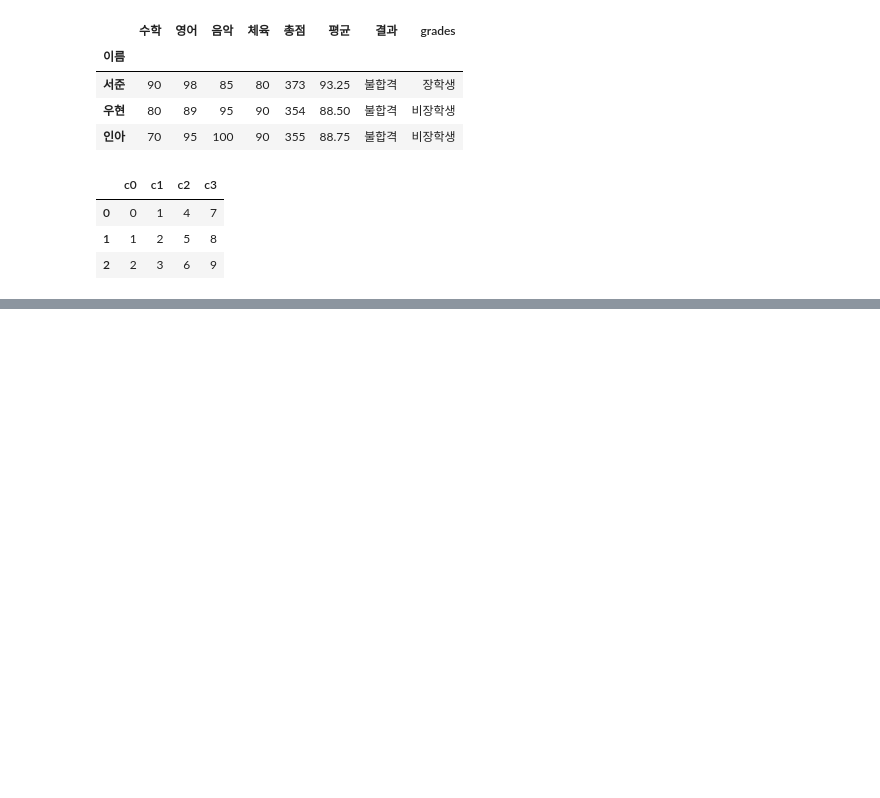
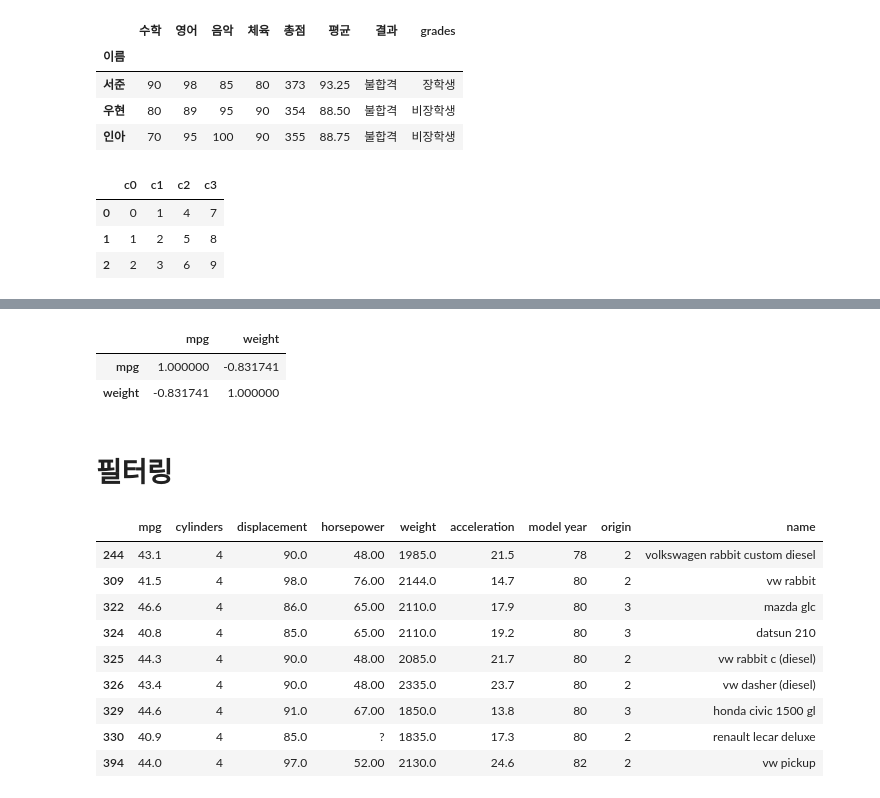
Before and after one commit to one-gidung/BigLeader_AI_Academy, a Jupyter notebook: 2021-06-30.ipynb, the cells around one changed output, grey strips where cells are left out. Cells and saved outputs as stored; diff of their text form; code cells hidden in the pictures; blank space fills up the shorter version.

```diff
--- a/2021-06-30.ipynb
+++ b/2021-06-30.ipynb
@@ -305,0 +449,25 @@ df.to_csv('test_csv')
+# %%
+# 1에 가까울 수록 양의 상관관계
+# -1에 가까울 수록 음의 상관관계
+# 0에 가까울 수록 상관관계가 없음
+
+df[['mpg', 'weight']].corr()
+# %% [output]
+|  | mpg | weight |
+| mpg | 1.000000 | -0.831741 |
+| weight | -0.831741 | 1.000000 |
+# %% [markdown]
+# 필터링
+# %%
+df[ df.mpg > 40 ]
+# %% [output]
+|  | mpg | cylinders | displacement | horsepower | weight | acceleration | model year | origin | name |
+| 244 | 43.1 | 4 | 90.0 | 48.00 | 1985.0 | 21.5 | 78 | 2 | volkswagen rabbit custom diesel |
+| 309 | 41.5 | 4 | 98.0 | 76.00 | 2144.0 | 14.7 | 80 | 2 | vw rabbit |
+| 322 | 46.6 | 4 | 86.0 | 65.00 | 2110.0 | 17.9 | 80 | 3 | mazda glc |
+| 324 | 40.8 | 4 | 85.0 | 65.00 | 2110.0 | 19.2 | 80 | 3 | datsun 210 |
+| 325 | 44.3 | 4 | 90.0 | 48.00 | 2085.0 | 21.7 | 80 | 2 | vw rabbit c (diesel) |
+| 326 | 43.4 | 4 | 90.0 | 48.00 | 2335.0 | 23.7 | 80 | 2 | vw dasher (diesel) |
+| 329 | 44.6 | 4 | 91.0 | 67.00 | 1850.0 | 13.8 | 80 | 3 | honda civic 1500 gl |
+| 330 | 40.9 | 4 | 85.0 | ? | 1835.0 | 17.3 | 80 | 2 | renault lecar deluxe |
+| 394 | 44.0 | 4 | 97.0 | 52.00 | 2130.0 | 24.6 | 82 | 2 | vw pickup |
```
Also changed, not shown: parts of 39 cells of this notebook.
